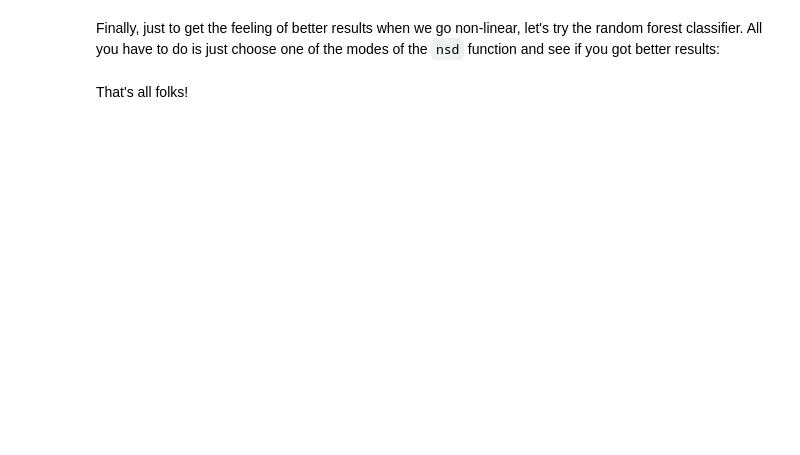
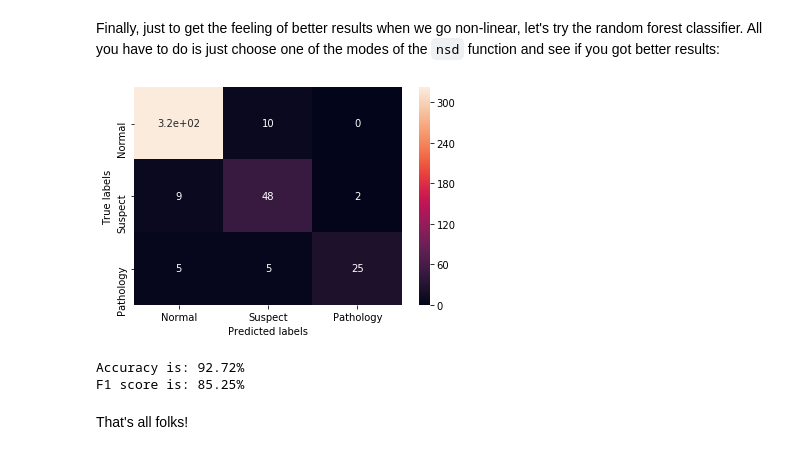
Before and after one commit to mlh-master/hw1_mlh-shir-sagi, a Jupyter notebook: HW1.ipynb, the cells around one changed output. Saved outputs shown, nothing was run; the diff lists cells and outputs as text; code cells hidden in the pictures; blank space fills up the shorter version.

```diff
--- a/HW1.ipynb
+++ b/HW1.ipynb
@@ -477,17 +547,21 @@ As you can see, the features were non-linearly transformed simply by squaring ea
 Finally, just to get the feeling of better results when we go non-linear, let's try the random forest classifier. All you have to do is just choose one of the modes of the `nsd` function and see if you got better results:
 # %%
 from sklearn.ensemble import RandomForestClassifier as rfc
-mode =  # choose your method
+mode = 'MinMax' # choose your method
 clf = rfc(n_estimators=10)
 clf.fit(nsd(X_train, mode=mode), y_train)
 y_pred = clf.predict(nsd(X_test, mode=mode))
 cnf_matrix = metrics.confusion_matrix(y_test, y_pred)
 ax = plt.subplot()
 sns.heatmap(cnf_matrix, annot=True, xticklabels=['Normal', 'Suspect', 'Pathology'],
             yticklabels=['Normal', 'Suspect', 'Pathology'])
 ax.set(ylabel='True labels', xlabel='Predicted labels')
 plt.show()
 print("Accuracy is: " + str("{0:.2f}".format(100 * metrics.accuracy_score(y_test, y_pred))) + "%")
 print("F1 score is: " + str("{0:.2f}".format(100 * metrics.f1_score(y_test, y_pred, average='macro'))) + "%")
+# %% [output]
+[figure, added]
+Accuracy is: 92.72%
+F1 score is: 85.25%
 # %% [markdown]
 That's all folks!
```
Also changed, not shown: parts of 38 cells of this notebook, 2 other files.
